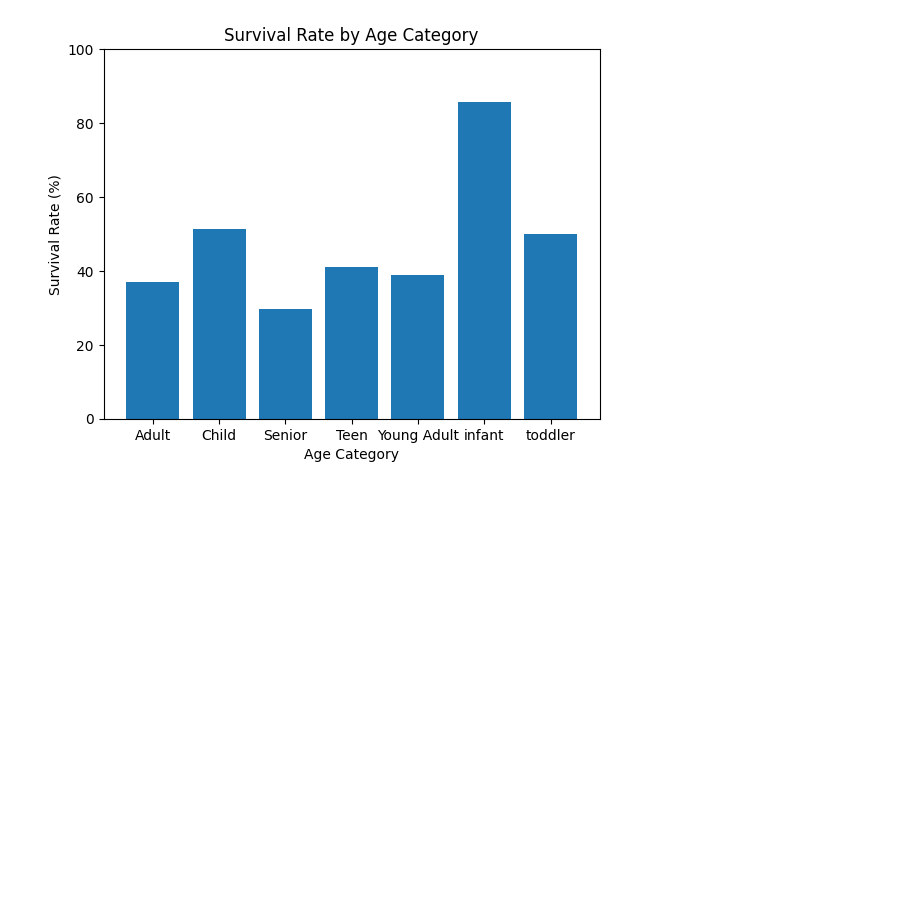
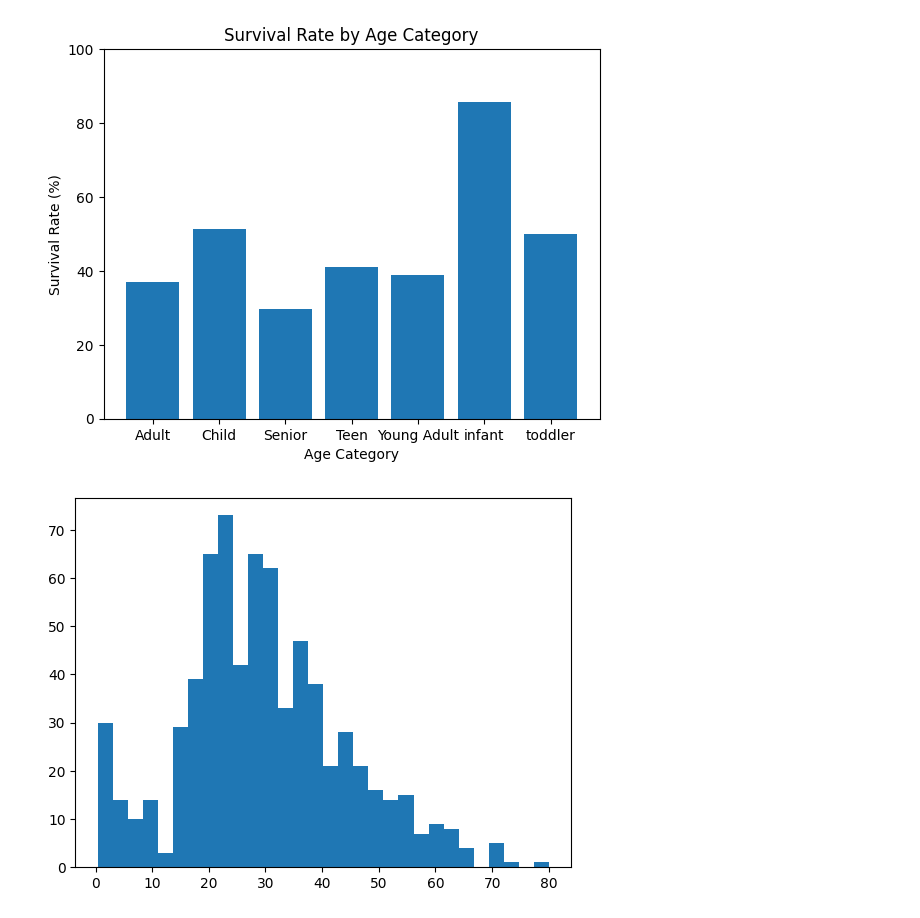
Before and after one commit to Em-Esh-Magar/AI-ML-Learning, a Jupyter notebook: EDA.ipynb, the cells around one changed output. Saved outputs shown, nothing was run; the diff lists cells and outputs as text; code cells hidden in the pictures; blank space fills up the shorter version.

Commit message:
Day 4 of learning

```diff
--- a/EDA.ipynb
+++ b/EDA.ipynb
@@ -2,7 +2,7 @@
 import pandas as pd
 import matplotlib.pyplot as plt
 
-df = pd.read_csv("Titanic-Dataset.csv")
+df = pd.read_csv("D:\AI_ML\AI-ML-Learning\Files\Titanic-Dataset.csv")
 # %%
 df.head()
 # %% [output]
@@ -187,3 +187,8 @@ plt.ylim(0, 100)  # Set y-axis from 0 to 100%
 plt.show()
 # %% [output]
 [figure]
+# %%
+plt.hist(df['Age'].dropna(),bins=30)
+plt.show()
+# %% [output]
+[figure, added]
```
Also changed, not shown: parts of 26 cells of this notebook.
